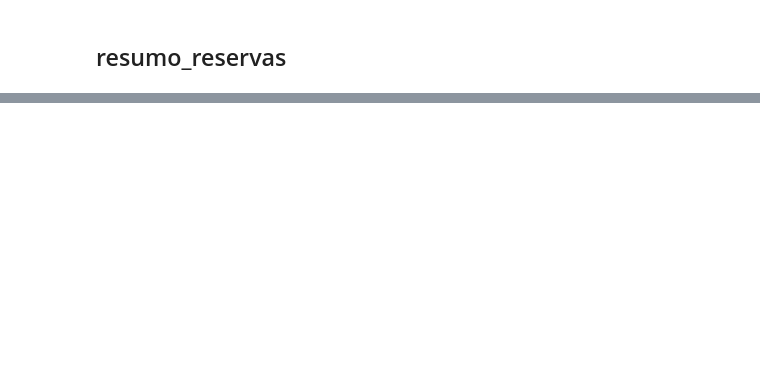
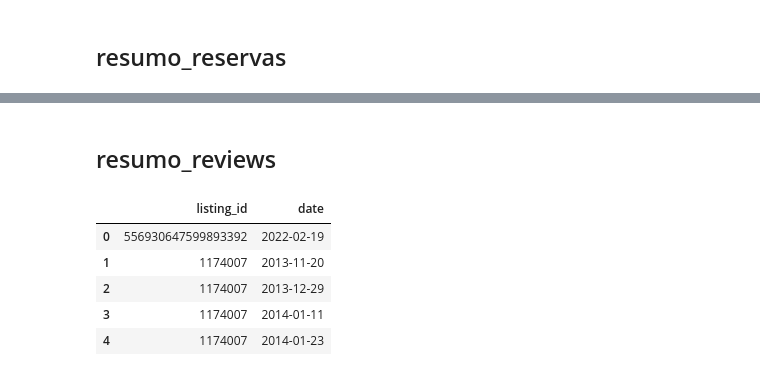
Before and after one commit to rafarodrigues/Mackenzie, a Jupyter notebook: airbnb-rj/EAD.ipynb, the cells around one changed output, grey strips where cells are left out. Drawn from its saved outputs; the diff is of its cells as text; code cells hidden in the pictures; blank space fills up the shorter version.

```diff
--- a/airbnb-rj/EAD.ipynb
+++ b/airbnb-rj/EAD.ipynb
@@ -102,0 +180,11 @@ resumo_reservas.head()
+# %% [markdown]
+## resumo_reviews
+# %%
+resumo_reviews.head()
+# %% [output]
+|  | listing_id | date |
+| 0 | 556930647599893392 | 2022-02-19 |
+| 1 | 1174007 | 2013-11-20 |
+| 2 | 1174007 | 2013-12-29 |
+| 3 | 1174007 | 2014-01-11 |
+| 4 | 1174007 | 2014-01-23 |
```
Also changed, not shown: parts of 18 cells of this notebook.
